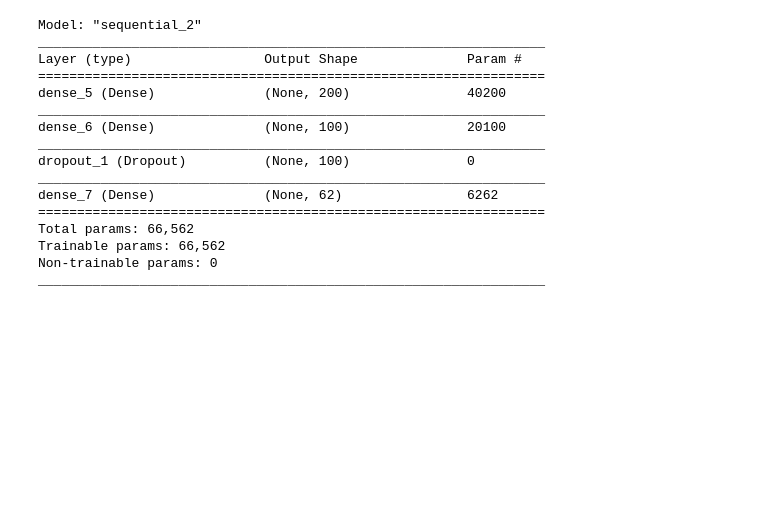
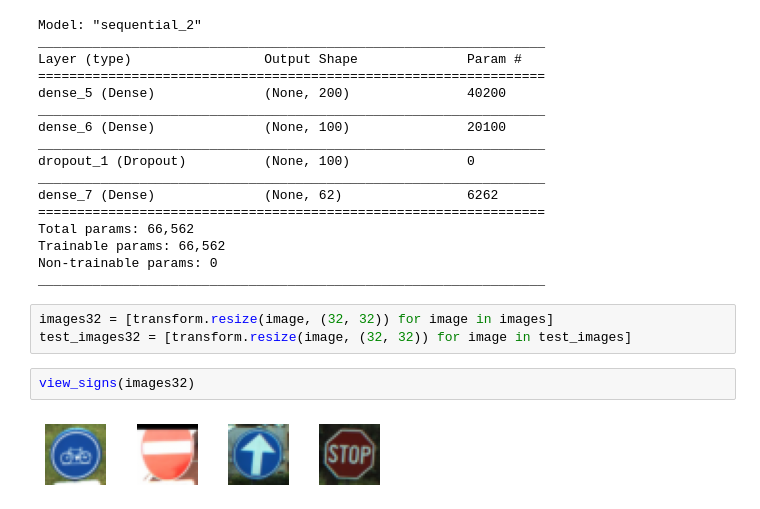
Before and after one commit to NickA-svg/py.tensorflow, a Jupyter notebook: tf_traffic_signs.ipynb, the cells around one changed output. Cells and saved outputs as stored; diff of their text form; blank space fills up the shorter version.

```diff
--- a/tf_traffic_signs.ipynb
+++ b/tf_traffic_signs.ipynb
@@ -496,3 +496,10 @@ Total params: 66,562
 Trainable params: 66,562
 Non-trainable params: 0
 _________________________________________________________________
+# %%
+images32 = [transform.resize(image, (32, 32)) for image in images]
+test_images32 = [transform.resize(image, (32, 32)) for image in test_images]
+# %%
+view_signs(images32)
+# %% [output]
+[figure, added]
```
Also changed, not shown: parts of 24 cells of this notebook.
